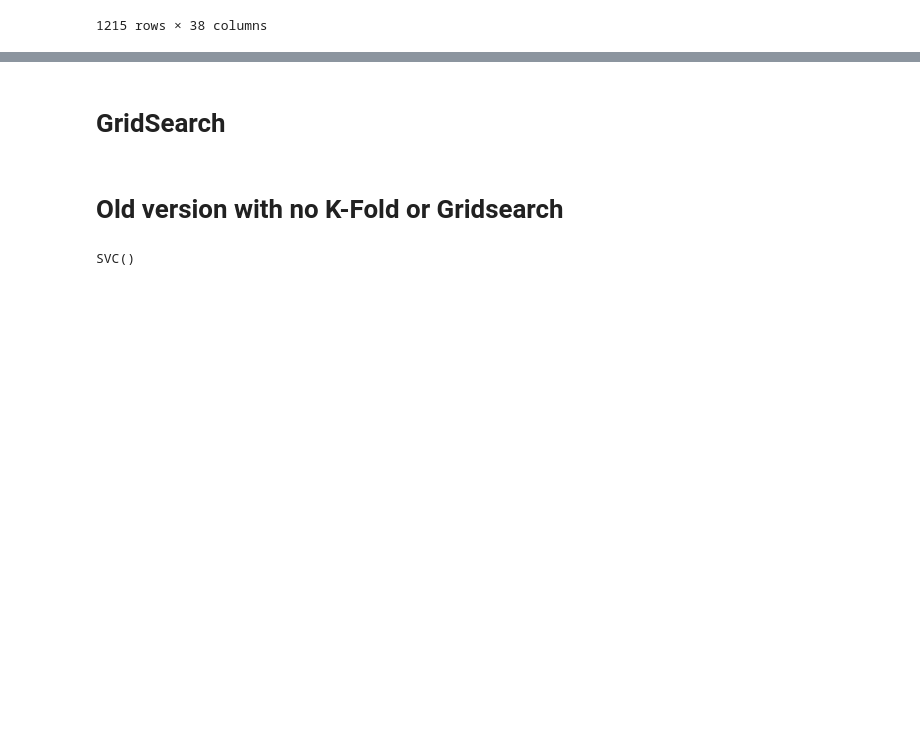
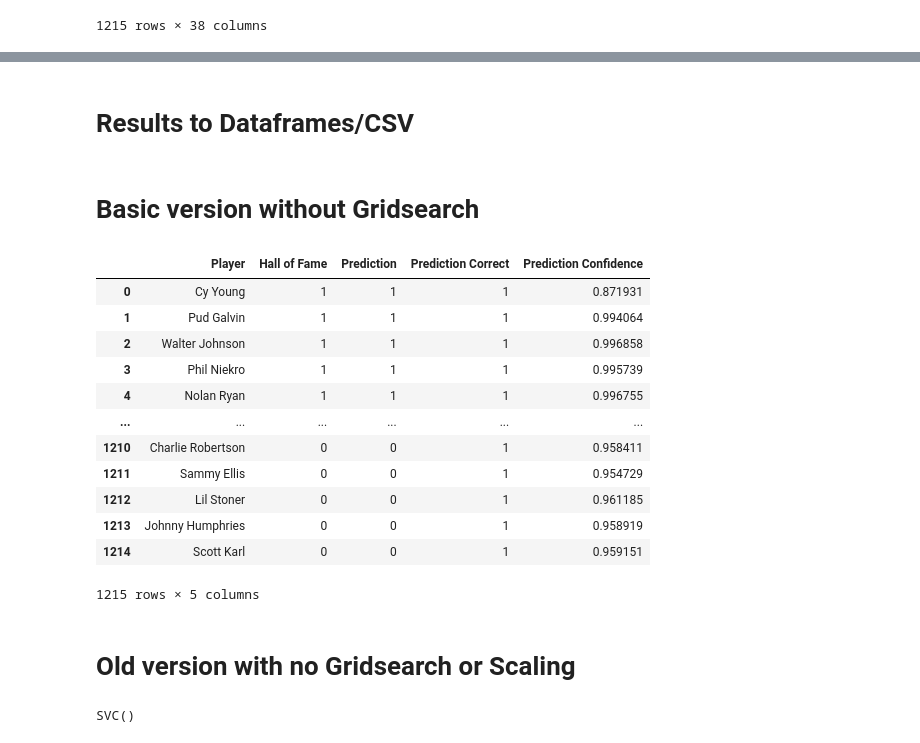
Before and after one commit to matthewcavanaugh96/magnimind, a Jupyter notebook: Capstone/Capstone MLB Pitching/Part 3f Support Vector Classifier.ipynb, the cells around one changed output, grey strips where cells are left out. Saved outputs shown, nothing was run; the diff lists cells and outputs as text; code cells hidden in the pictures; blank space fills up the shorter version.

Commit message:
SVM results and model comparison

```diff
--- a/Capstone/Capstone MLB Pitching/Part 3f Support Vector Classifier.ipynb
+++ b/Capstone/Capstone MLB Pitching/Part 3f Support Vector Classifier.ipynb
@@ -50,2 +83,66 @@ svc_pipeline = Pipeline([
-# %% [markdown]
-# GridSearch
+# %% [markdown]
+# Results to Dataframes/CSV
+# %% [markdown]
+# Basic version without Gridsearch
+# %%
+svc = SVC()
+
+# Features
+X = mlb_pitchers.drop(columns=['Hall of Fame', 'Player'])
+
+# Target
+y = mlb_pitchers['Hall of Fame']
+
+# Split into training and testing
+X_train, X_test, y_train, y_test = train_test_split(X, y, test_size=0.2, random_state=42)
+
+
+svc_pipeline = Pipeline([
+    ('scaler', StandardScaler()),
+    ('svc', SVC(max_iter=1000, random_state=42))
+])
+# %%
+from sklearn.model_selection import KFold, cross_val_predict
+from sklearn.svm import SVC
+import numpy as np
+import pandas as pd
+
+# Define model with probability enabled
+svc = SVC(probability=True, random_state=42)
+
+# Define two types of K-Fold Cross Validation strategies so that either one can be used
+skf = StratifiedKFold(n_splits=5, shuffle=True, random_state=42)
+kf = KFold(n_splits=5, shuffle=True, random_state=42)
+
+# Generate predicted classes (out-of-fold)
+y_pred_all = cross_val_predict(svc, X, y, cv=skf)
+
+# Generate predicted probabilities (out-of-fold)
+y_proba_all = cross_val_predict(svc, X, y, cv=skf, method='predict_proba')
+
+# If binary classification, pick the probability of the predicted class
+y_pred_indices = np.array([list(np.unique(y)).index(p) for p in y_pred_all])
+confidence_scores = y_proba_all[np.arange(len(y_proba_all)), y_pred_indices]
+
+# Build results dataframe
+svc_cv_results = pd.DataFrame()
+svc_cv_results['Player'] = mlb_pitchers['Player']
+svc_cv_results['Hall of Fame'] = y
+svc_cv_results['Prediction'] = y_pred_all
+svc_cv_results['Prediction Correct'] = (svc_cv_results['Hall of Fame'] == svc_cv_results['Prediction']).astype(int)
+svc_cv_results['Prediction Confidence'] = confidence_scores
+svc_cv_results
+# %% [output]
+|  | Player | Hall of Fame | Prediction | Prediction Correct | Prediction Confidence |
+| 0 | Cy Young | 1 | 1 | 1 | 0.871931 |
+| 1 | Pud Galvin | 1 | 1 | 1 | 0.994064 |
+| 2 | Walter Johnson | 1 | 1 | 1 | 0.996858 |
+| 3 | Phil Niekro | 1 | 1 | 1 | 0.995739 |
+| 4 | Nolan Ryan | 1 | 1 | 1 | 0.996755 |
+| ... | ... | ... | ... | ... | ... |
+| 1210 | Charlie Robertson | 0 | 0 | 1 | 0.958411 |
+| 1211 | Sammy Ellis | 0 | 0 | 1 | 0.954729 |
+| 1212 | Lil Stoner | 0 | 0 | 1 | 0.961185 |
+| 1213 | Johnny Humphries | 0 | 0 | 1 | 0.958919 |
+| 1214 | Scott Karl | 0 | 0 | 1 | 0.959151 |
+1215 rows × 5 columns
@@ -52,5 +152,5 @@ svc_pipeline = Pipeline([
 # %% [markdown]
-# Old version with no K-Fold or Gridsearch
+# Old version with no Gridsearch or Scaling
 # %%
 svc = SVC()
 
```
Also changed, not shown: parts of 3 cells of this notebook, 3 other files.
